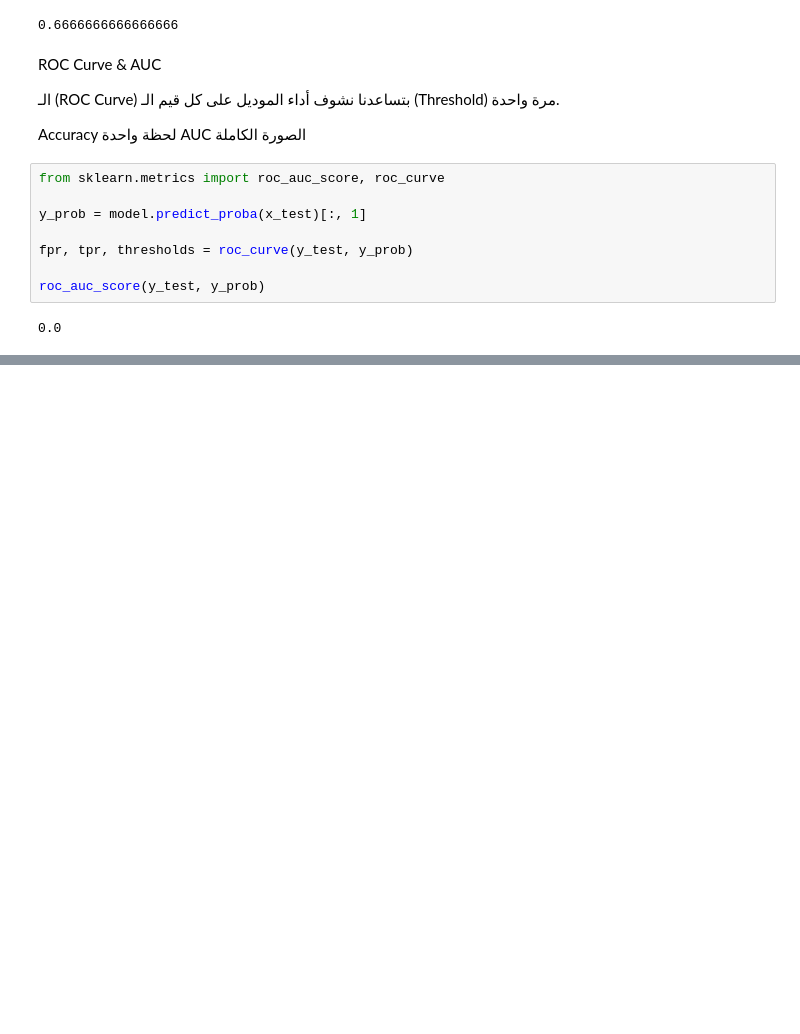
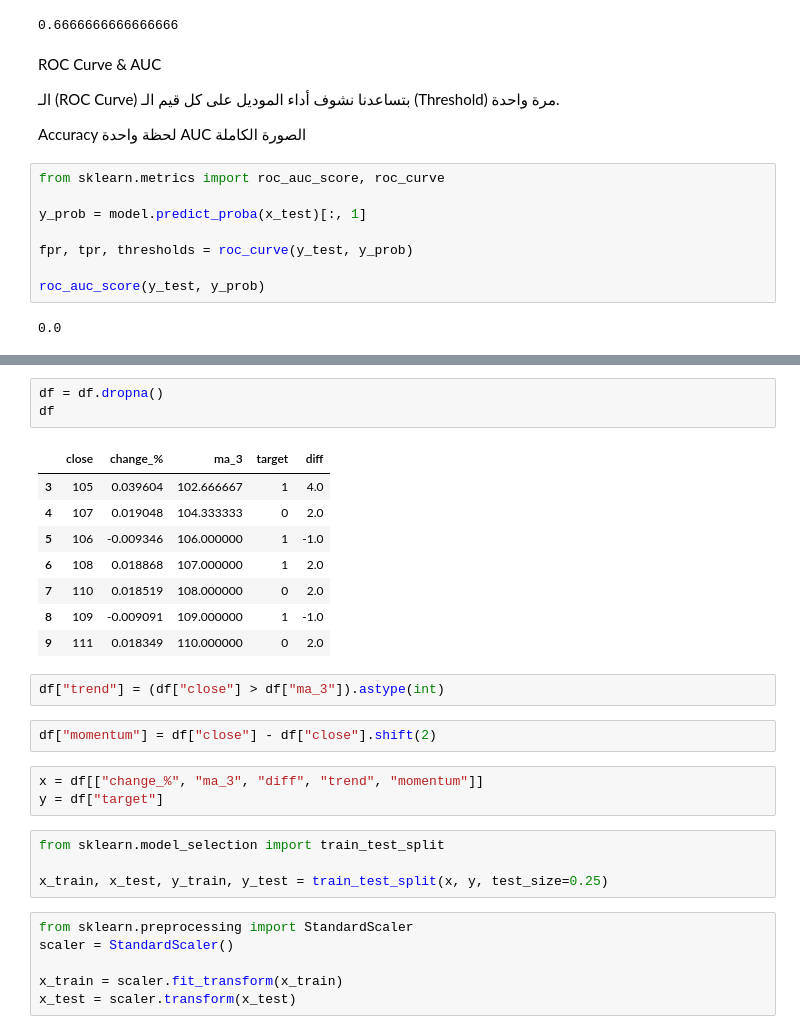
Before and after one commit to hady872/AI_Learning_Journey, a Jupyter notebook: machine_learning/ML_basics.ipynb, the cells around one changed output, grey strips where cells are left out. Drawn from its saved outputs; the diff is of its cells as text; blank space fills up the shorter version.

```diff
--- a/machine_learning/ML_basics.ipynb
+++ b/machine_learning/ML_basics.ipynb
@@ -635,0 +731,29 @@ df.head()
+# %%
+df = df.dropna()
+df
+# %% [output]
+|  | close | change_% | ma_3 | target | diff |
+| 3 | 105 | 0.039604 | 102.666667 | 1 | 4.0 |
+| 4 | 107 | 0.019048 | 104.333333 | 0 | 2.0 |
+| 5 | 106 | -0.009346 | 106.000000 | 1 | -1.0 |
+| 6 | 108 | 0.018868 | 107.000000 | 1 | 2.0 |
+| 7 | 110 | 0.018519 | 108.000000 | 0 | 2.0 |
+| 8 | 109 | -0.009091 | 109.000000 | 1 | -1.0 |
+| 9 | 111 | 0.018349 | 110.000000 | 0 | 2.0 |
+# %%
+df["trend"] = (df["close"] > df["ma_3"]).astype(int)
+# %%
+df["momentum"] = df["close"] - df["close"].shift(2)
+# %%
+x = df[["change_%", "ma_3", "diff", "trend", "momentum"]]
+y = df["target"]
+# %%
+from sklearn.model_selection import train_test_split
+
+x_train, x_test, y_train, y_test = train_test_split(x, y, test_size=0.25)
+# %%
+from sklearn.preprocessing import StandardScaler
+scaler = StandardScaler()
+
+x_train = scaler.fit_transform(x_train)
+x_test = scaler.transform(x_test)
```
Also changed, not shown: parts of 30 cells of this notebook.
